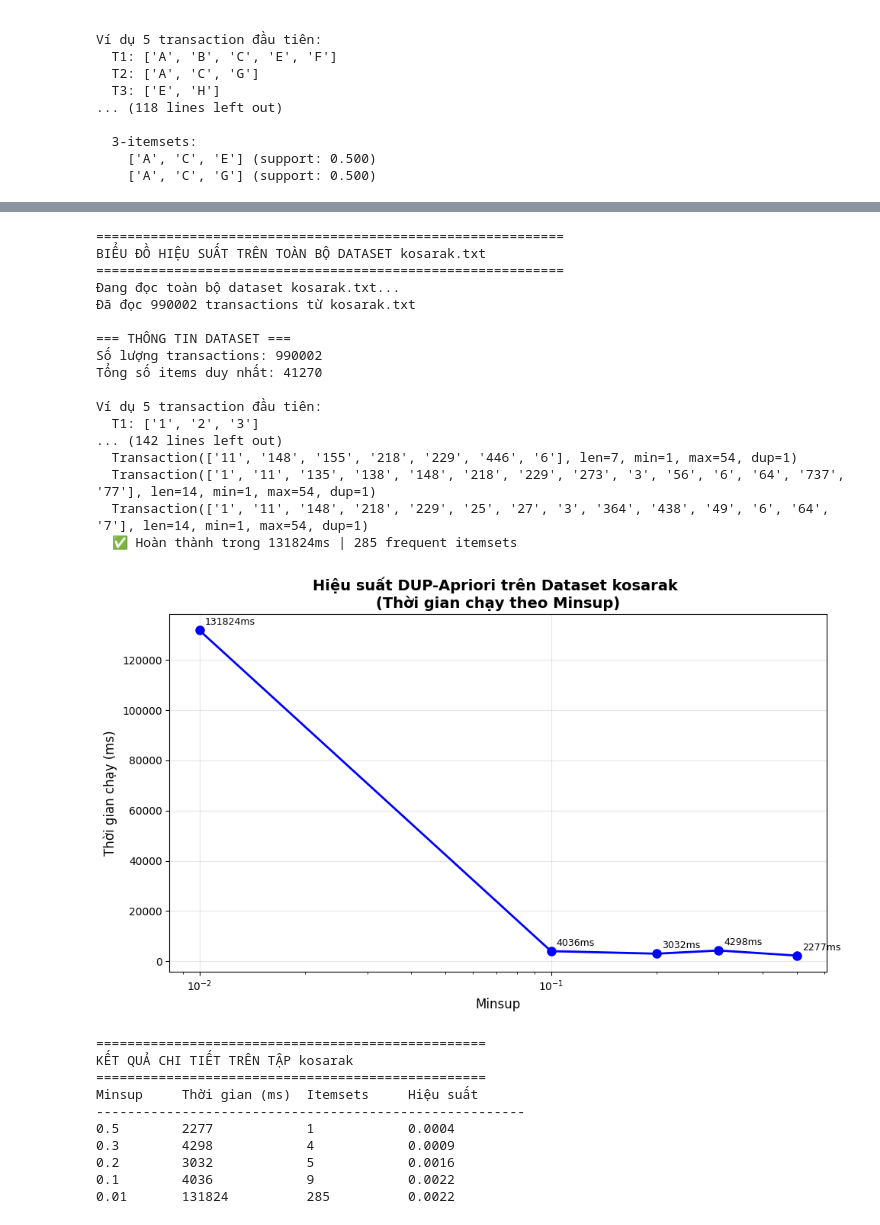
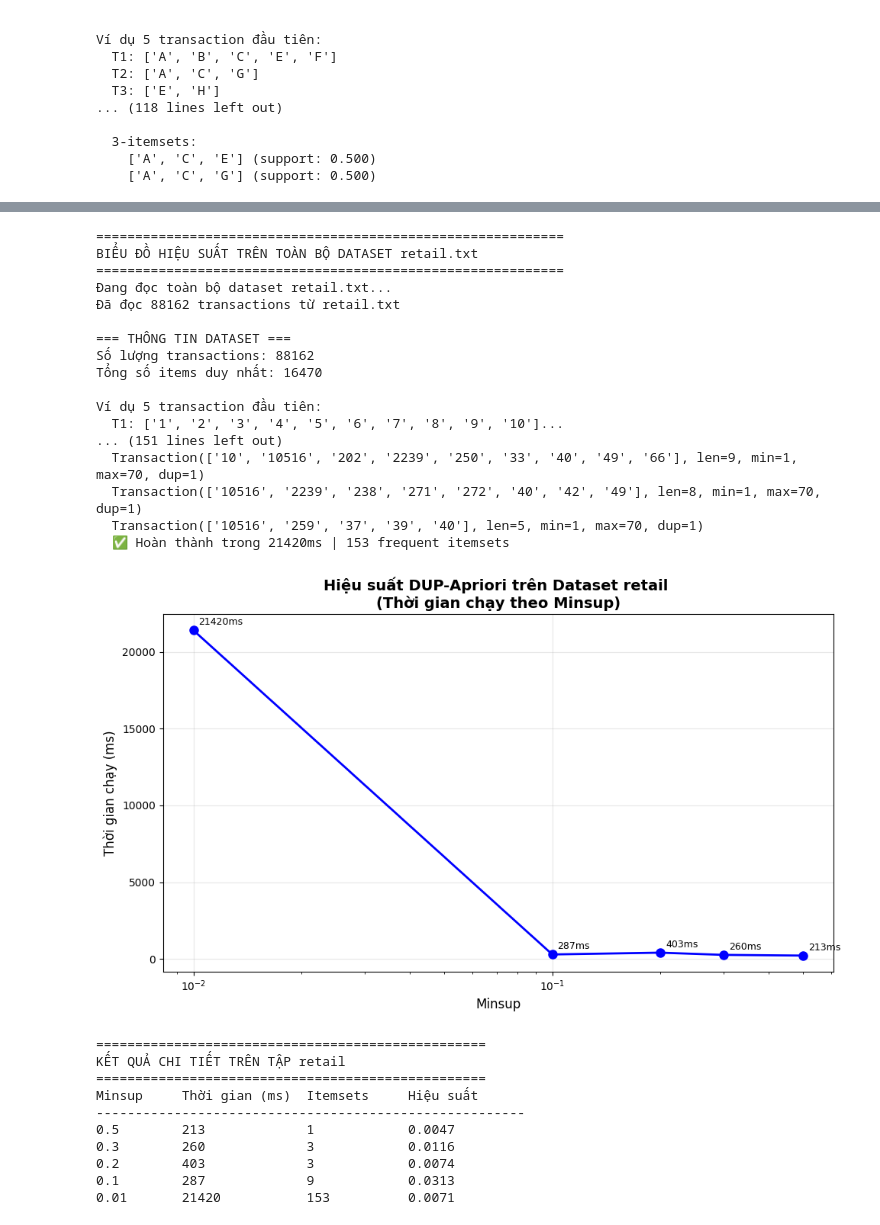
Before and after one commit to d3m0l15h/DUP-Apriori, a Jupyter notebook: DUP-Apriori.ipynb, the cells around one changed output, grey strips where cells are left out. Drawn from its saved outputs; the diff is of its cells as text; code cells hidden in the pictures.

```diff
--- a/DUP-Apriori.ipynb
+++ b/DUP-Apriori.ipynb
@@ -804,7 +804,7 @@ def create_performance_graph():
     Tạo biểu đồ hiệu suất chạy thuật toán DUP-Apriori
     trên toàn bộ dataset với các minsup khác nhau
     """
-    dataset_name = 'kosarak'
+    dataset_name = 'retail'
     print("\n" + "="*60)
     print(f"BIỂU ĐỒ HIỆU SUẤT TRÊN TOÀN BỘ DATASET {dataset_name}.txt")
     print("="*60)
@@ -872,52 +872,52 @@ def create_performance_graph():
     for minsup, runtime in zip(valid_minsup, valid_runtime):
         plt.annotate(f'{runtime:.0f}ms',
                     xy=(minsup, runtime),
                     xytext=(5, 5),
                     textcoords='offset points',
                     fontsize=9)
 
     plt.tight_layout()
     plt.show()
 
     # In bảng tóm tắt kết quả
     print("\n" + "="*50)
     print(f"KẾT QUẢ CHI TIẾT TRÊN TẬP {dataset_name}")
     print("="*50)
     print(f"{'Minsup':<10} {'Thời gian (ms)':<15} {'Itemsets':<12} {'Hiệu suất':<15}")
     print("-" * 55)
 
     for minsup, runtime, count in valid_data:
         efficiency = count / runtime if runtime > 0 else 0
         print(f"{minsup:<10} {runtime:<15.0f} {count:<12} {efficiency:<15.4f}")
 
 # Chạy biểu đồ hiệu suất
 create_performance_graph()
 # %% [output]
 ============================================================
-BIỂU ĐỒ HIỆU SUẤT TRÊN TOÀN BỘ DATASET kosarak.txt
+BIỂU ĐỒ HIỆU SUẤT TRÊN TOÀN BỘ DATASET retail.txt
 ============================================================
-Đang đọc toàn bộ dataset kosarak.txt...
-Đã đọc 990002 transactions từ kosarak.txt
+Đang đọc toàn bộ dataset retail.txt...
+Đã đọc 88162 transactions từ retail.txt
 
 === THÔNG TIN DATASET ===
-Số lượng transactions: 990002
-Tổng số items duy nhất: 41270
+Số lượng transactions: 88162
+Tổng số items duy nhất: 16470
 
 Ví dụ 5 transaction đầu tiên:
-  T1: ['1', '2', '3']
-... (142 lines left out)
-  Transaction(['11', '148', '155', '218', '229', '446', '6'], len=7, min=1, max=54, dup=1)
-  Transaction(['1', '11', '135', '138', '148', '218', '229', '273', '3', '56', '6', '64', '737', '77'], len=14, min=1, max=54, dup=1)
-  Transaction(['1', '11', '148', '218', '229', '25', '27', '3', '364', '438', '49', '6', '64', '7'], len=14, min=1, max=54, dup=1)
-  ✅ Hoàn thành trong 131824ms | 285 frequent itemsets
+  T1: ['1', '2', '3', '4', '5', '6', '7', '8', '9', '10']...
+... (151 lines left out)
+  Transaction(['10', '10516', '202', '2239', '250', '33', '40', '49', '66'], len=9, min=1, max=70, dup=1)
+  Transaction(['10516', '2239', '238', '271', '272', '40', '42', '49'], len=8, min=1, max=70, dup=1)
+  Transaction(['10516', '259', '37', '39', '40'], len=5, min=1, max=70, dup=1)
+  ✅ Hoàn thành trong 21420ms | 153 frequent itemsets
-[figure, old version]
+[figure, new version]
 ==================================================
-KẾT QUẢ CHI TIẾT TRÊN TẬP kosarak
+KẾT QUẢ CHI TIẾT TRÊN TẬP retail
 ==================================================
 Minsup     Thời gian (ms)  Itemsets     Hiệu suất
 -------------------------------------------------------
-0.5        2277            1            0.0004
-0.3        4298            4            0.0009
-0.2        3032            5            0.0016
-0.1        4036            9            0.0022
-0.01       131824          285          0.0022
+0.5        213             1            0.0047
+0.3        260             3            0.0116
+0.2        403             3            0.0074
+0.1        287             9            0.0313
+0.01       21420           153          0.0071
```
Also changed, not shown: parts of 1 cell of this notebook, 3 other files.
